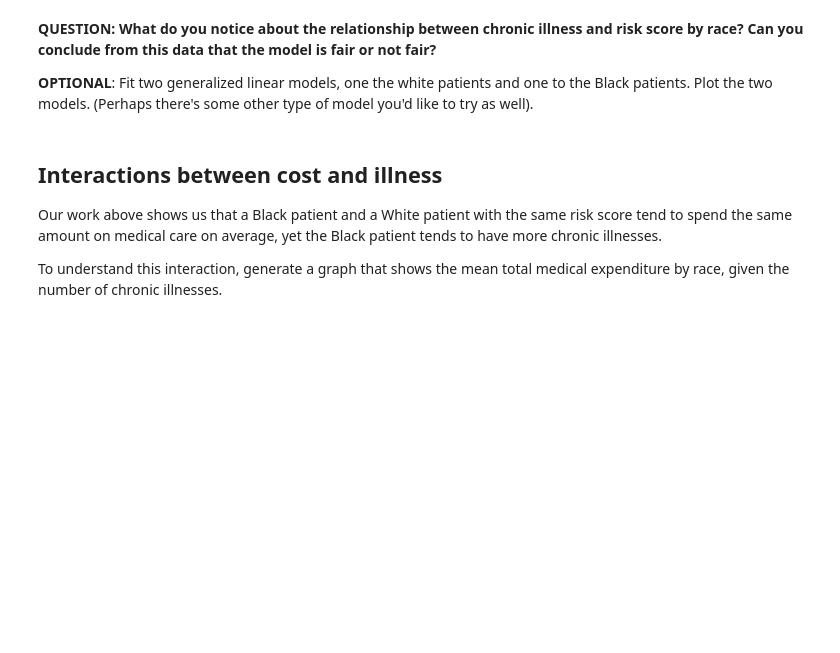
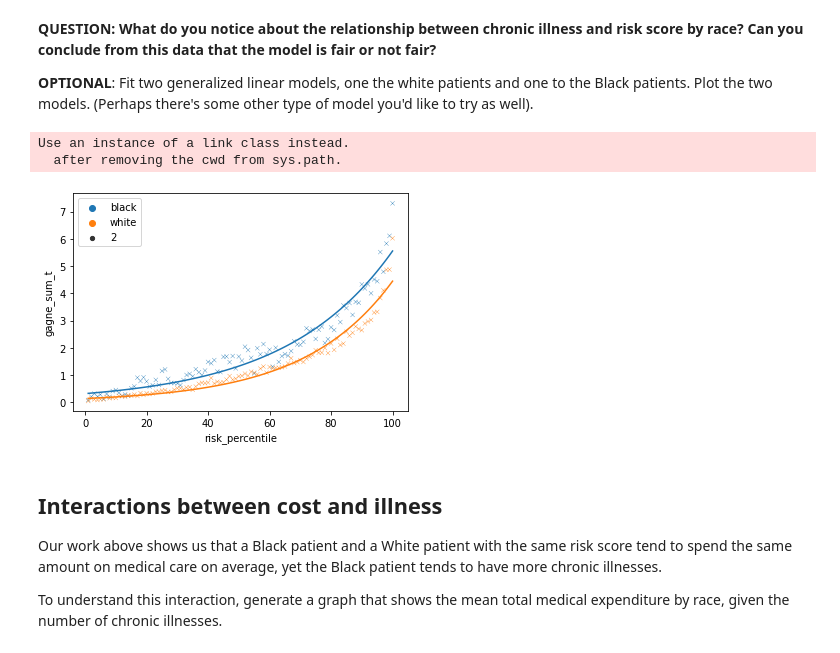
Before and after one commit to philmui/study-algorithmic-bias, a Jupyter notebook: notebooks/Berkeley_Healthcare_Bias.ipynb, the cells around one changed output. Cells and saved outputs as stored; diff of their text form; code cells hidden in the pictures; blank space fills up the shorter version.

```diff
--- a/notebooks/Berkeley_Healthcare_Bias.ipynb
+++ b/notebooks/Berkeley_Healthcare_Bias.ipynb
@@ -127,6 +177,26 @@ If cost is a good proxy for need, we would expect this graph to be as balanced a
 **QUESTION: What do you notice about the relationship between chronic illness and risk score by race?  Can you conclude from this data that the model is fair or not fair?**
 
 **OPTIONAL**: Fit two generalized linear models, one  the white patients and one to the Black patients. Plot the two models. (Perhaps there's some other type of model you'd like to try as well).
+# %%
+#fit a Generalized Linear Model (GLM) to the scatterplot above for each race
+def fit_glm (df):
+  X = sm.add_constant(np.array(df["risk_percentile"]))
+  model = sm.GLM(df["gagne_sum_t"], X, family=sm.families.Gaussian(link=sm.families.links.log))
+  model_results = model.fit()
+  return model_results
+
+model_B_results = fit_glm(black_patients)
+model_w_results = fit_glm(white_patients)
+
+# plot the model on the scatterplot
+ax = sns.scatterplot(x="risk_percentile", y="gagne_sum_t", data=race_chronic_illness, hue="race", marker="x", size=2, legend="full")
+ax.plot(np.array(black_patients["risk_percentile"]), model_B_results.predict())
+plt.plot(np.array(white_patients["risk_percentile"]), model_w_results.predict())
+plt.legend();
+# %% [output]
+Use an instance of a link class instead.
+  after removing the cwd from sys.path.
+[figure, added]
 # %% [markdown]
 ## Interactions between cost and illness
 
```
Also changed, not shown: parts of 10 cells of this notebook.
